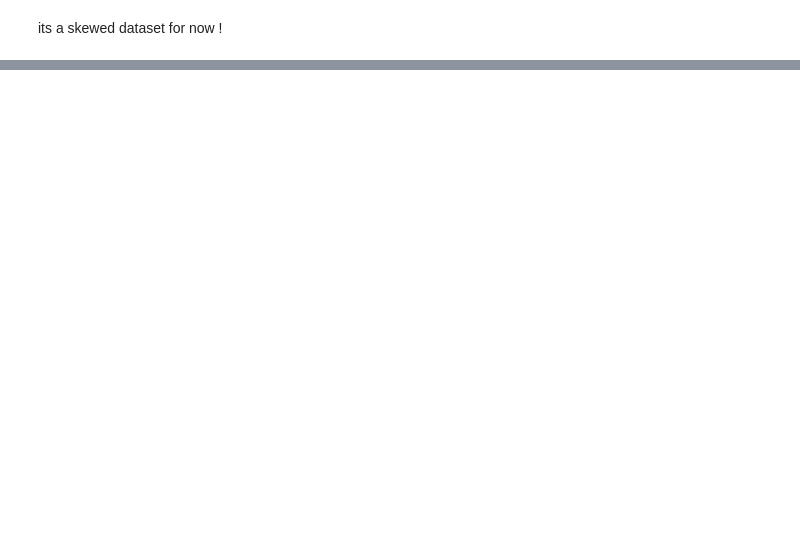
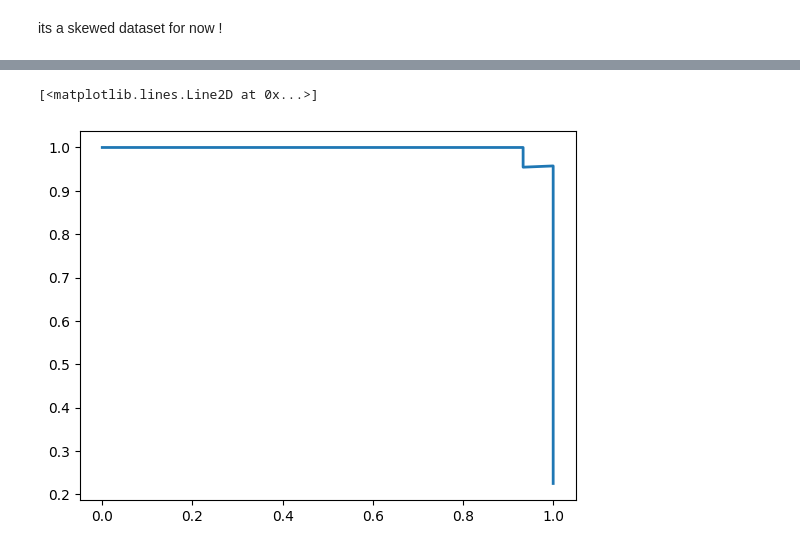
Before and after one commit to s0hei1/data_labs, a Jupyter notebook: food/0001_avocado_ripness/avocado_ripeness_train_binary.ipynb, the cells around one changed output, grey strips where cells are left out. Saved outputs shown, nothing was run; the diff lists cells and outputs as text; code cells hidden in the pictures; blank space fills up the shorter version.

```diff
--- a/food/0001_avocado_ripness/avocado_ripeness_train_binary.ipynb
+++ b/food/0001_avocado_ripness/avocado_ripeness_train_binary.ipynb
@@ -85,0 +145,5 @@ precision_score(y_train_5, y_train_5_pred)
+# %%
+plt.plot(recalls, precisions, linewidth = 2)
+# %% [output]
+[<matplotlib.lines.Line2D at 0x...>]
+[figure, added]
```
Also changed, not shown: parts of 18 cells of this notebook.
